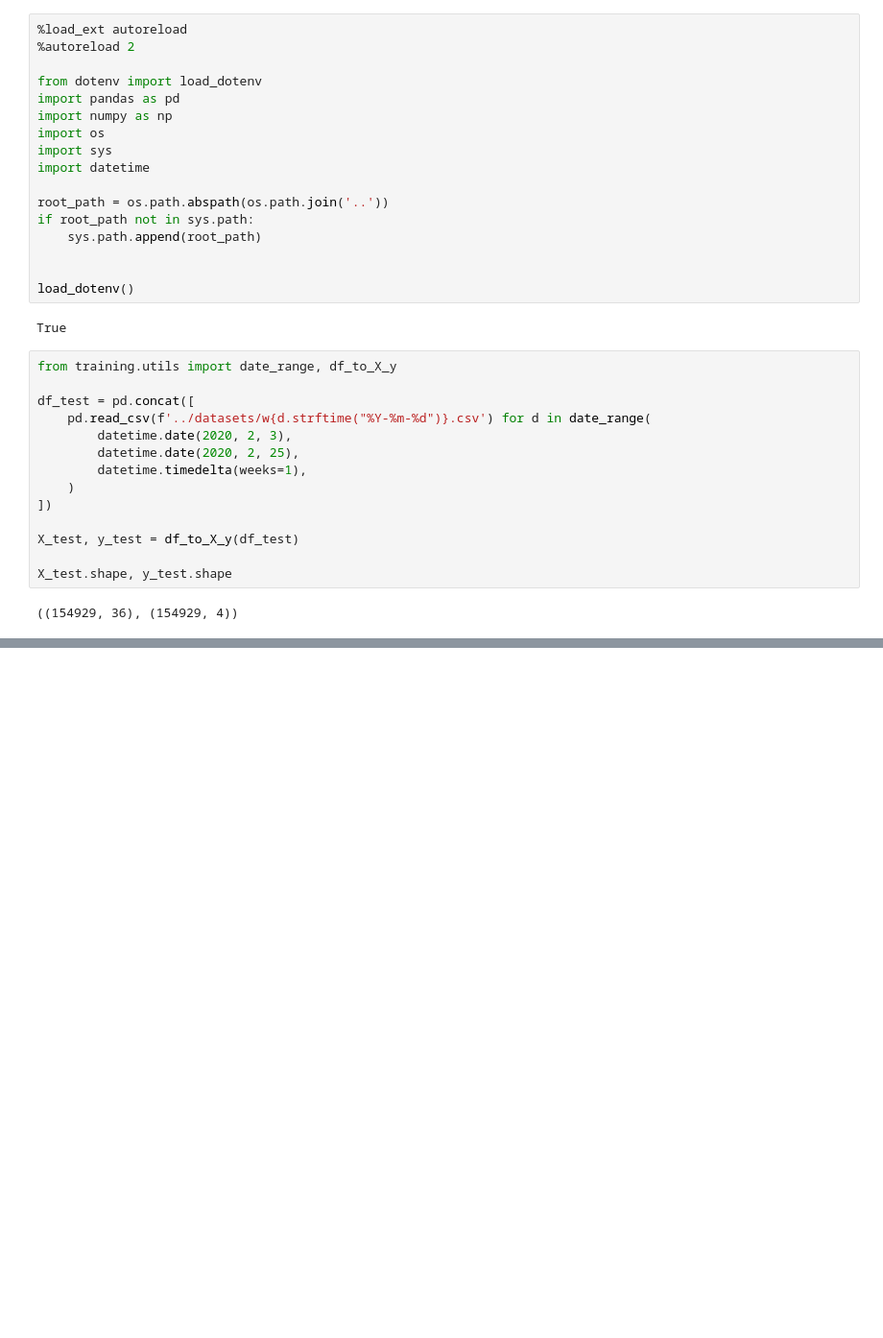
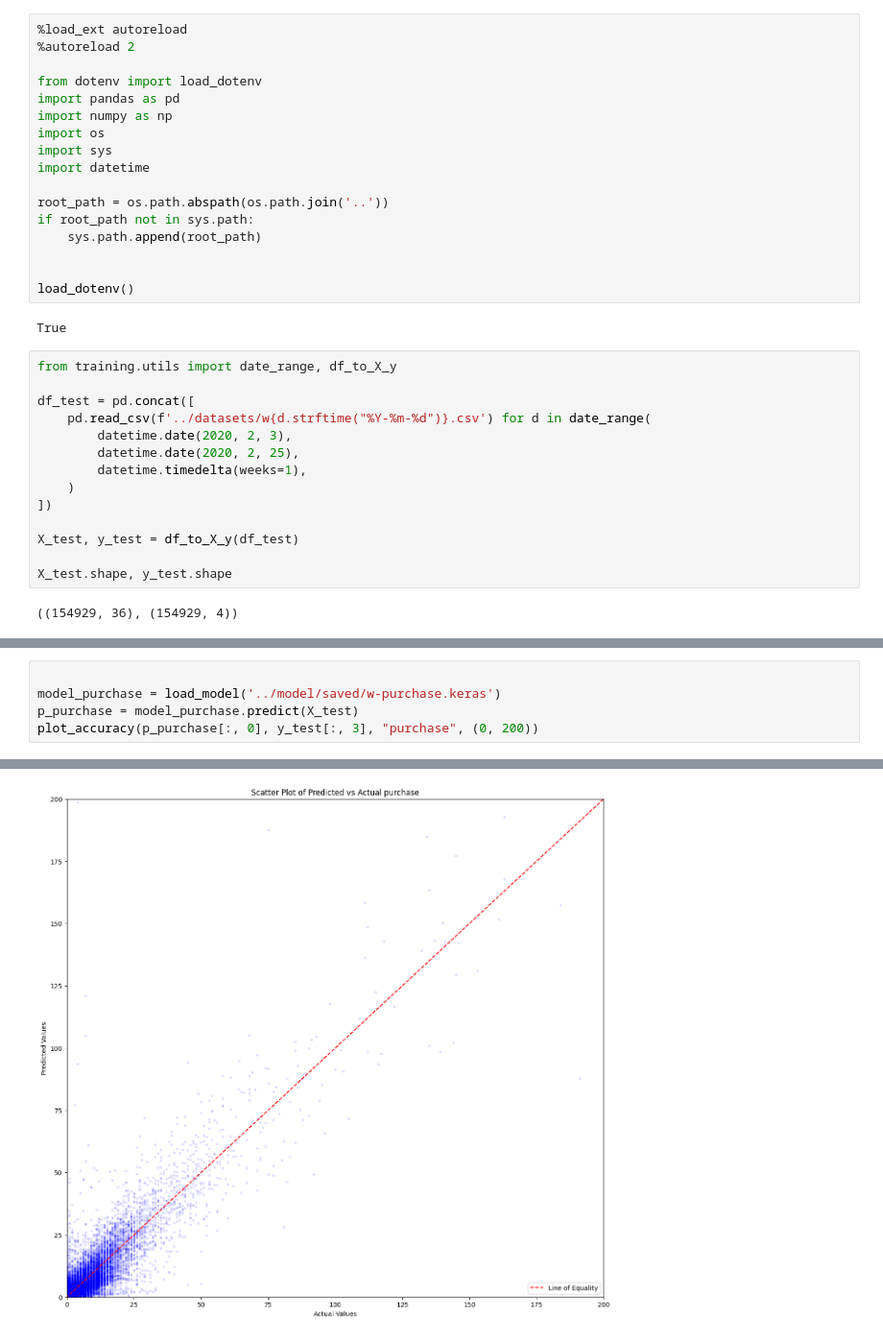
Before and after one commit to catan271/datn, a Jupyter notebook: training/02a-test.ipynb, the cells around one changed output, grey strips where cells are left out. Shown at 96% size. Cells and saved outputs as stored; diff of their text form; blank space fills up the shorter version.

```diff
--- a/training/02a-test.ipynb
+++ b/training/02a-test.ipynb
@@ -35,0 +64,6 @@ X_test.shape, y_test.shape
+# %%
+
+model_purchase = load_model('../model/saved/w-purchase.keras')
+p_purchase = model_purchase.predict(X_test)
+plot_accuracy(p_purchase[:, 0], y_test[:, 3], "purchase", (0, 200))
+# %% [output]
@@ -36 +71,2 @@ X_test.shape, y_test.shape
+[figure, added]
 # %%
```
Also changed, not shown: parts of 5 cells of this notebook, 23 other files.
